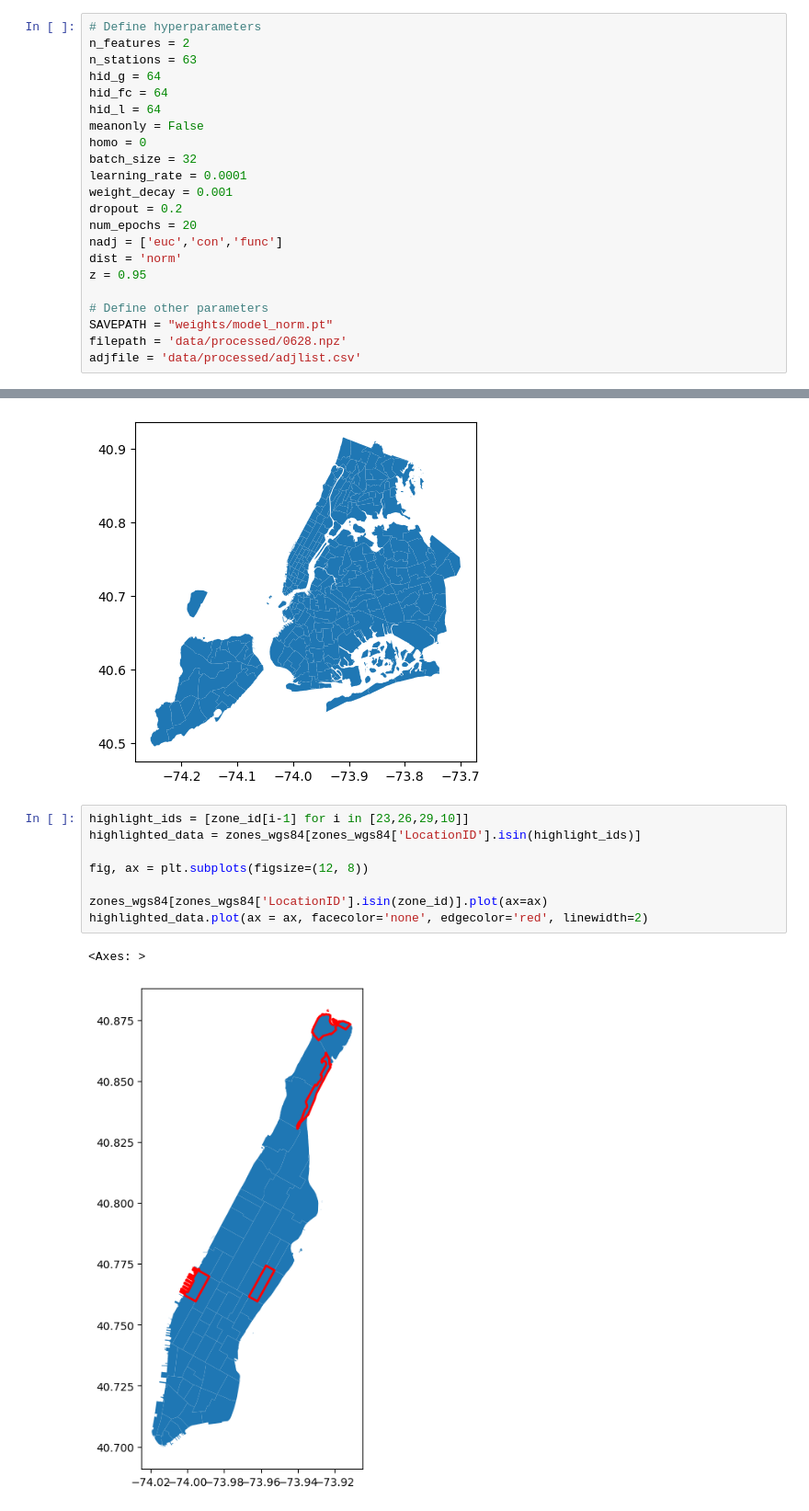
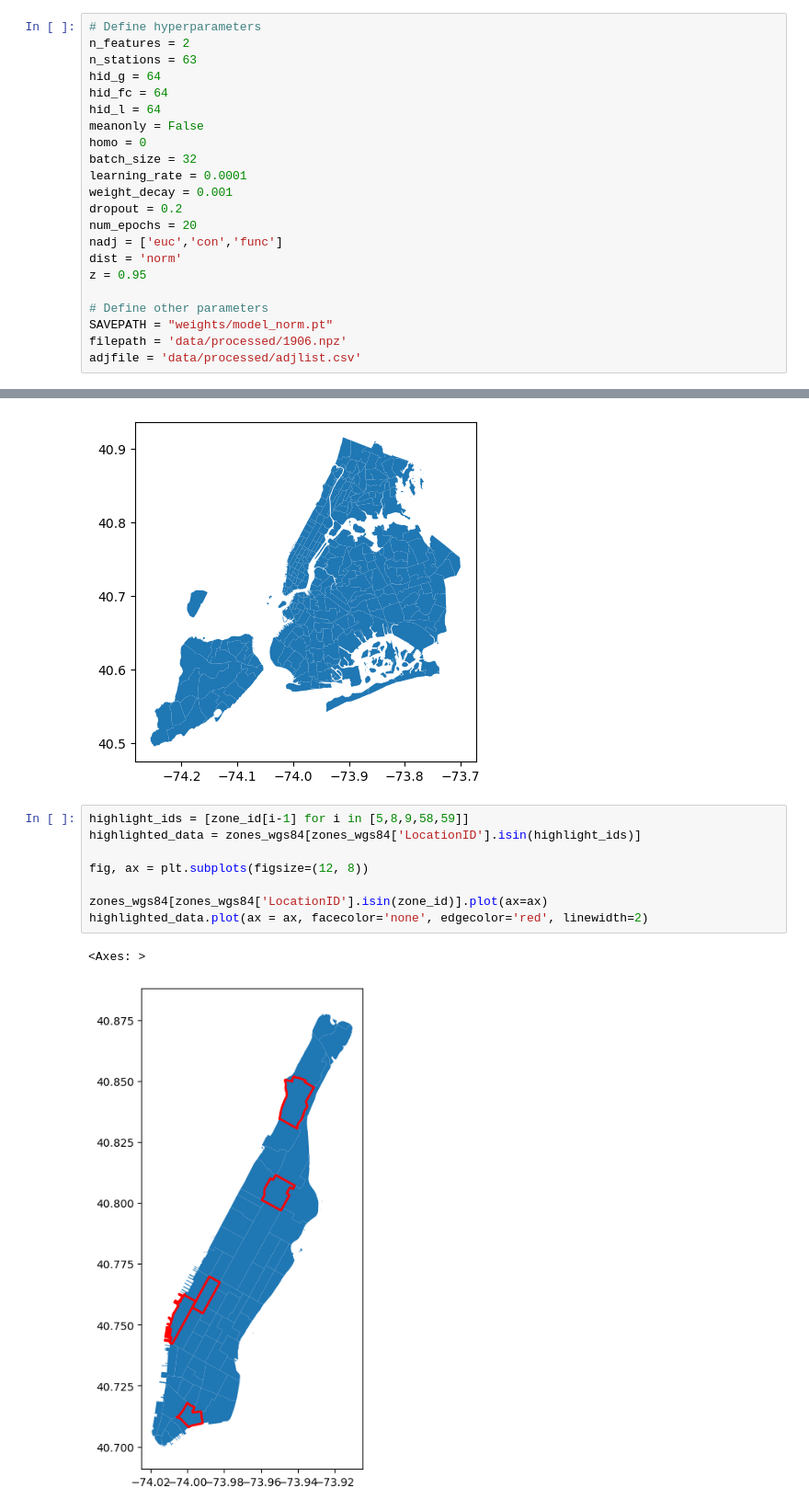
Before and after one commit to elxl/demand-uncertainty, a Jupyter notebook: analysis.ipynb, the cells around one changed output, grey strips where cells are left out. Shown at 92% size. Cells and saved outputs as stored; diff of their text form.

```diff
--- a/analysis.ipynb
+++ b/analysis.ipynb
@@ -43,7 +43,7 @@ z = 0.95
 
 # Define other parameters
 SAVEPATH = "weights/model_norm.pt"
-filepath = 'data/processed/0628.npz'
+filepath = 'data/processed/1906.npz'
 adjfile = 'data/processed/adjlist.csv'
 # %%
 device = torch.device('cuda:0' if torch.cuda.is_available() else "cpu")
@@ -395,13 +394,13 @@ zones_wgs84.plot()
 <Axes: >
 [figure]
 # %%
-highlight_ids = [zone_id[i-1] for i in [23,26,29,10]]
+highlight_ids = [zone_id[i-1] for i in [5,8,9,58,59]]
 highlighted_data = zones_wgs84[zones_wgs84['LocationID'].isin(highlight_ids)]
 
 fig, ax = plt.subplots(figsize=(12, 8))
 
 zones_wgs84[zones_wgs84['LocationID'].isin(zone_id)].plot(ax=ax)
 highlighted_data.plot(ax = ax, facecolor='none', edgecolor='red', linewidth=2)
 # %% [output]
 <Axes: >
-[figure, old version]
+[figure, new version]
```
Also changed, not shown: parts of 5 cells of this notebook.
